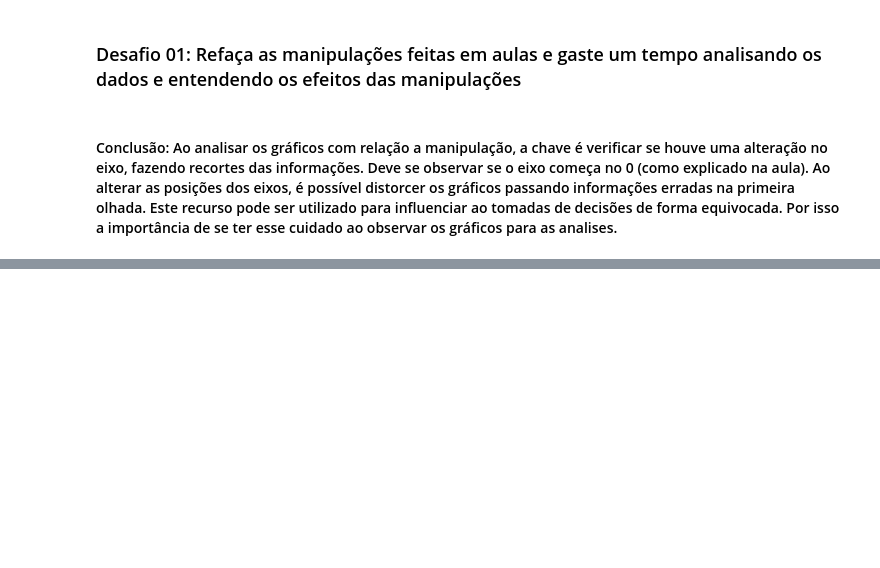
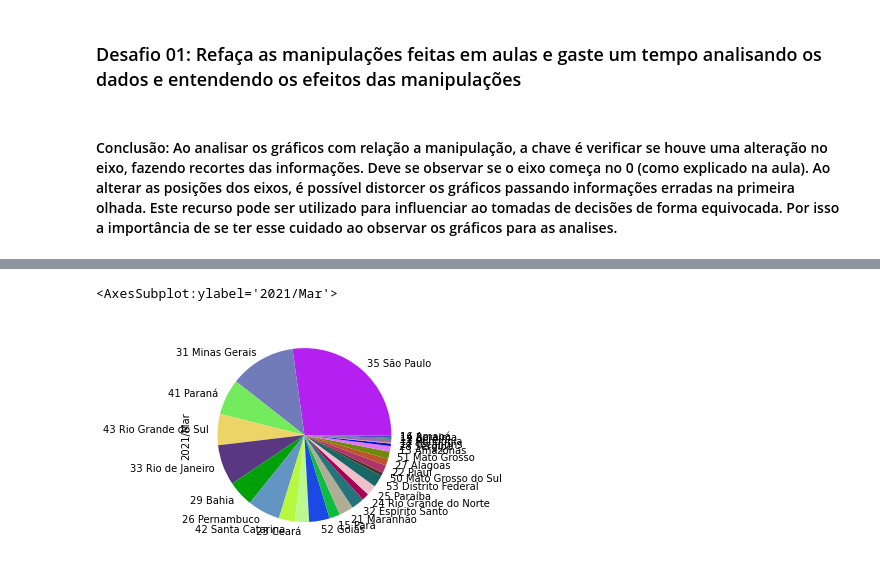
Before and after one commit to diogoslz/Bootcamp-Datascience_old, a Jupyter notebook: Bootcamp Datascience.ipynb, the cells around one changed output, grey strips where cells are left out. Saved outputs shown, nothing was run; the diff lists cells and outputs as text; code cells hidden in the pictures; blank space fills up the shorter version.

```diff
--- a/Bootcamp Datascience.ipynb
+++ b/Bootcamp Datascience.ipynb
@@ -737,0 +743,5 @@ ordenado_por_total.head(5).T.plot(figsize=(20,6))
+# %%
+gastos_do_mais_recente.plot(kind='pie')
+# %% [output]
+<AxesSubplot:ylabel='2021/Mar'>
+[figure, added]
```
Also changed, not shown: parts of 32 cells of this notebook.
